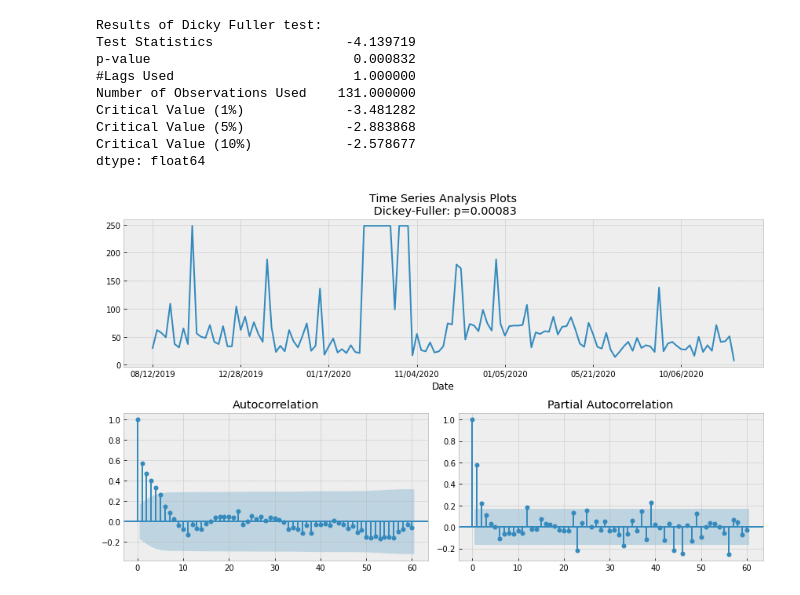
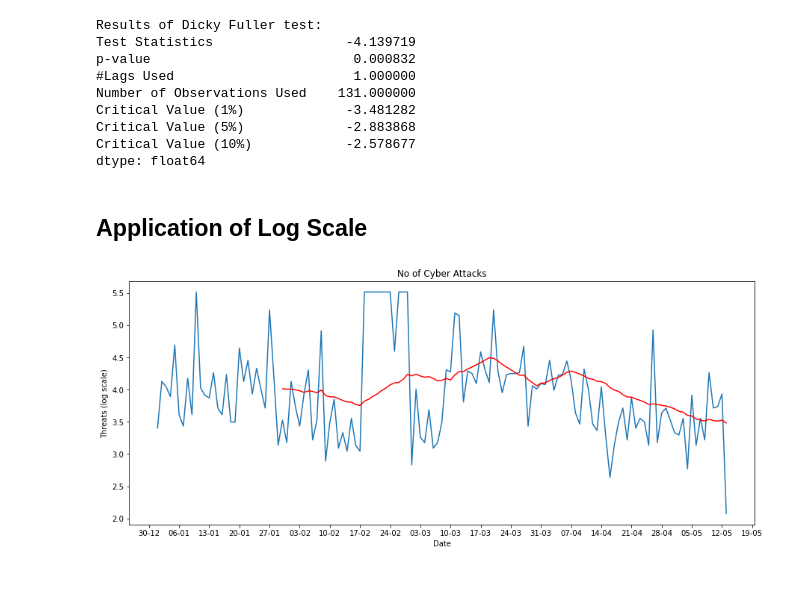
Before and after one commit to musainiramlee/Freelance_Projects, a Jupyter notebook: Cyber Threats TSA.ipynb, the cells around one changed output. Saved outputs shown, nothing was run; the diff lists cells and outputs as text; code cells hidden in the pictures.

```diff
--- a/Cyber Threats TSA.ipynb
+++ b/Cyber Threats TSA.ipynb
@@ -300,4 +274,32 @@ def tsplot(y, lags=None, figsize=(12, 7), style='bmh'):
-# %%
-tsplot(df.Attacks, lags=60)
-# %% [output]
-[figure, removed]
+# %% [markdown]
+## Application of Log Scale
+# %%
+# Use of log scale to visualize the data
+df_logscale = np.log(df)
+movingAvg = df_logscale.rolling(window=30).mean()
+
+# Create figure and plot space
+fig1, ax1 = plt.subplots(figsize=(15, 6))
+
+# Add x-axis and y-axis
+ax1.plot(df.index.values,
+    df_logscale,
+    movingAvg, "red", label="Moving Average trend")
+
+# Set title and labels for axes
+ax1.set(xlabel="Date",
+    ylabel="Threats (log scale)",
+    title="No of Cyber Attacks")
+
+years = mdates.YearLocator()   # every year
+months = mdates.MonthLocator()  # every month
+years_fmt = mdates.DateFormatter('%d-%m')
+
+# Define the date format
+date_form = DateFormatter("%d-%m")
+ax1.xaxis.set_major_formatter(date_form)
+
+# Ensure a major tick for each week using (interval=1)
+ax1.xaxis.set_major_locator(mdates.WeekdayLocator(interval=1))
+# %% [output]
+[figure, added]
```
Also changed, not shown: parts of 3 cells of this notebook.
